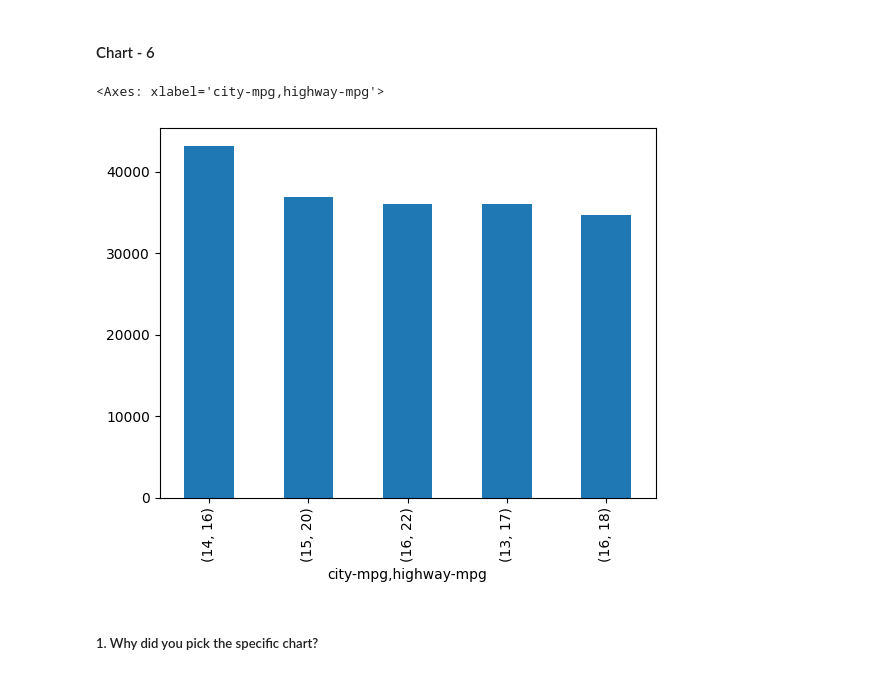
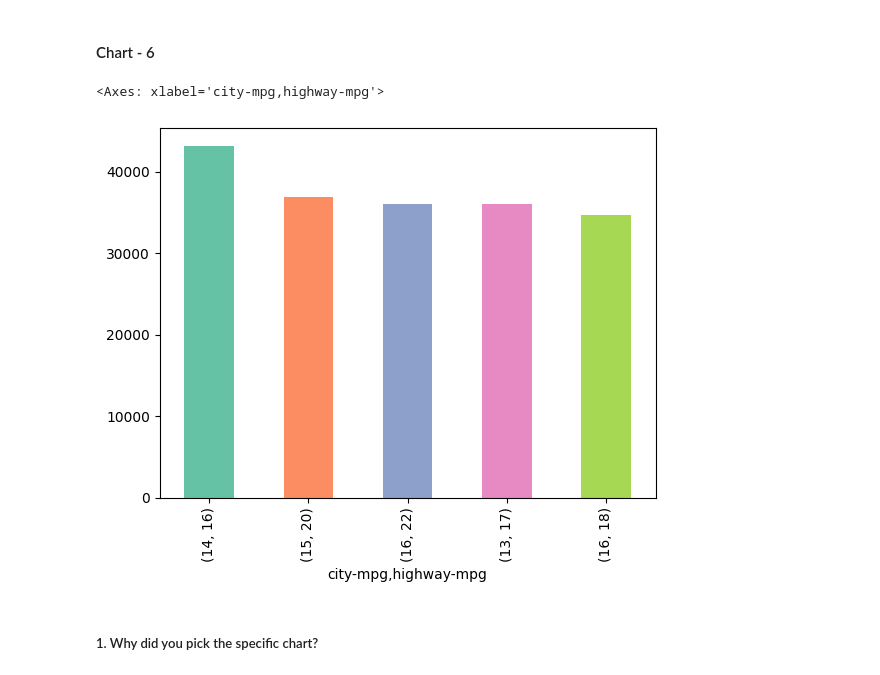
Before and after one commit to Mohitpathak91/EDA-capstone-project, a Jupyter notebook: EDA_Analyzing_Car_Prices_as_per_Specifications.ipynb, the cells around one changed output. Saved outputs shown, nothing was run; the diff lists cells and outputs as text; code cells hidden in the pictures.

```diff
--- a/EDA_Analyzing_Car_Prices_as_per_Specifications.ipynb
+++ b/EDA_Analyzing_Car_Prices_as_per_Specifications.ipynb
@@ -664,10 +664,10 @@ Yes, the insights can support positive business impact, because they show that t
 #### Chart - 6
 # %%
 # Chart - 6 visualization code
-df.groupby(['city-mpg','highway-mpg'])['price'].mean().sort_values(ascending = False).head().plot(kind = 'bar')
+df.groupby(['city-mpg','highway-mpg'])['price'].mean().sort_values(ascending = False).head().plot(kind = 'bar',color = sns.color_palette('Set2'))
 # %% [output]
 <Axes: xlabel='city-mpg,highway-mpg'>
-[figure, old version]
+[figure, new version]
 # %% [markdown]
 ##### 1. Why did you pick the specific chart?
 # %% [markdown]
```
Also changed, not shown: parts of 13 cells of this notebook.
